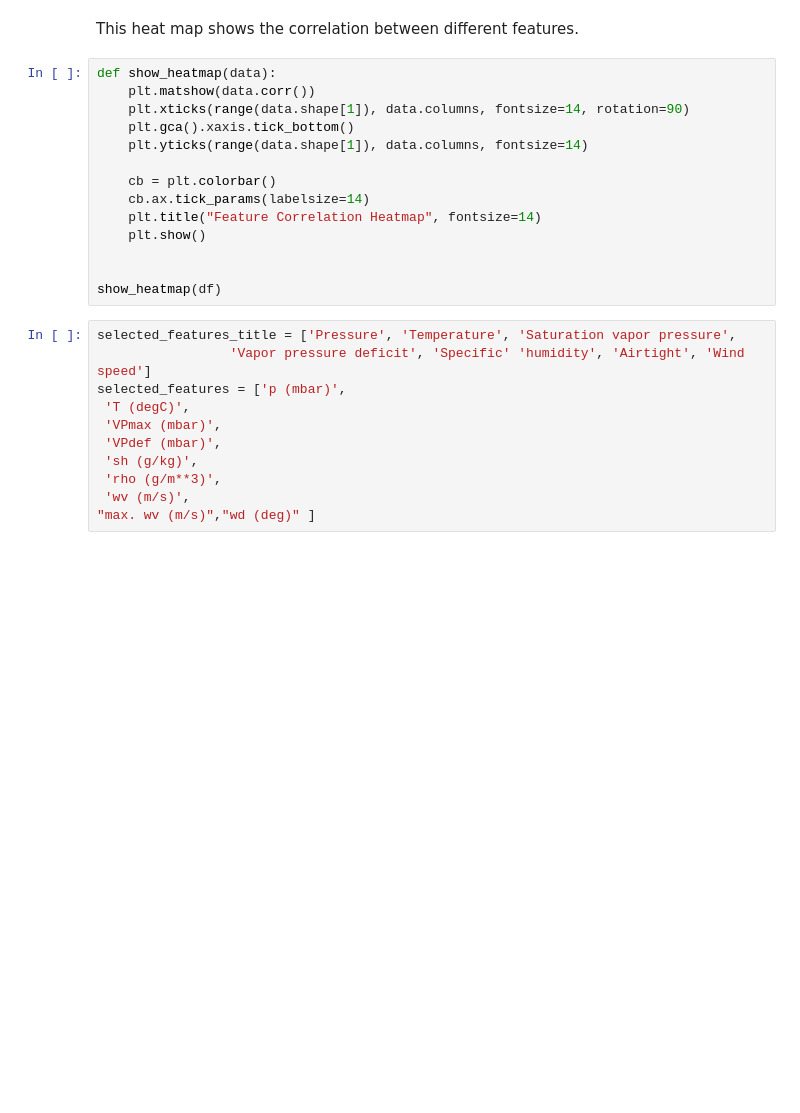
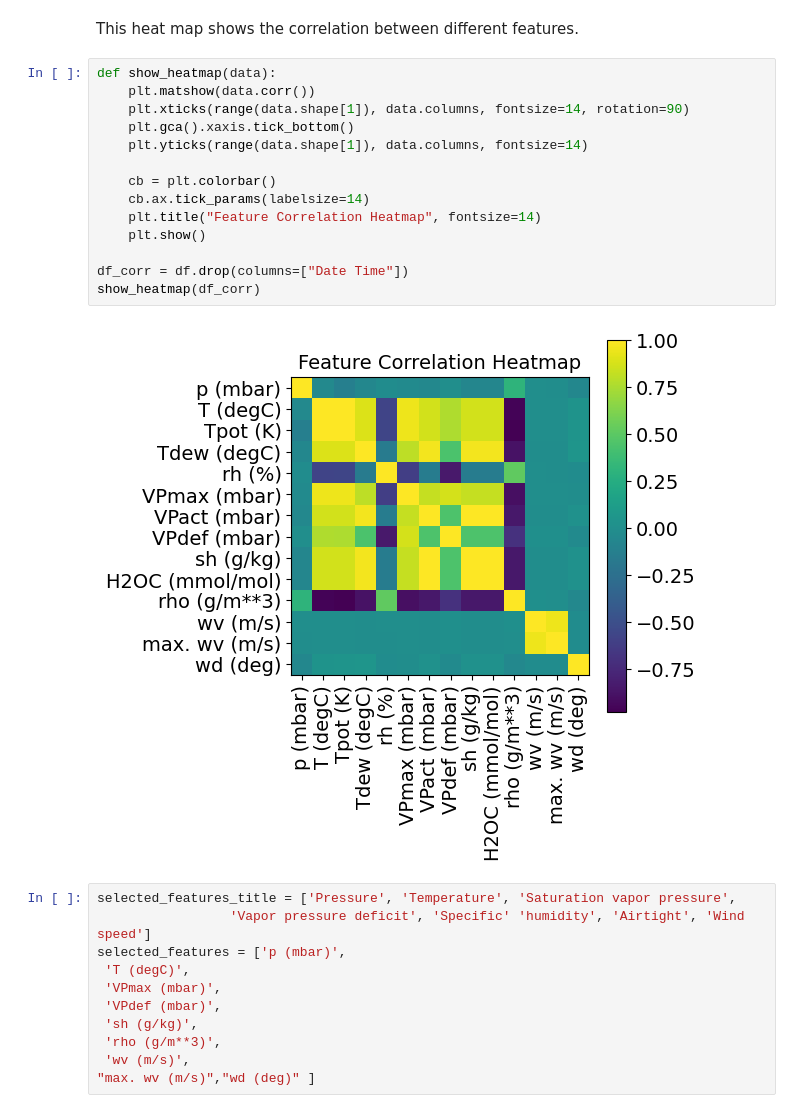
Before and after one commit to ARomoH/dl-material, a Jupyter notebook: notebooks/05-RNN/02_keras_RNN_time_series.ipynb, the cells around one changed output. Drawn from its saved outputs; the diff is of its cells as text; blank space fills up the shorter version.

```diff
--- a/notebooks/05-RNN/02_keras_RNN_time_series.ipynb
+++ b/notebooks/05-RNN/02_keras_RNN_time_series.ipynb
@@ -541,17 +664,19 @@ This heat map shows the correlation between different features.
 # %%
 def show_heatmap(data):
     plt.matshow(data.corr())
     plt.xticks(range(data.shape[1]), data.columns, fontsize=14, rotation=90)
     plt.gca().xaxis.tick_bottom()
     plt.yticks(range(data.shape[1]), data.columns, fontsize=14)
 
     cb = plt.colorbar()
     cb.ax.tick_params(labelsize=14)
     plt.title("Feature Correlation Heatmap", fontsize=14)
     plt.show()
 
-
-show_heatmap(df)
+df_corr = df.drop(columns=["Date Time"])
+show_heatmap(df_corr)
+# %% [output]
+[figure, added]
 # %%
 selected_features_title = ['Pressure', 'Temperature', 'Saturation vapor pressure',
                  'Vapor pressure deficit', 'Specific' 'humidity', 'Airtight', 'Wind speed']
```
Also changed, not shown: parts of 39 cells of this notebook, 7 other files.
